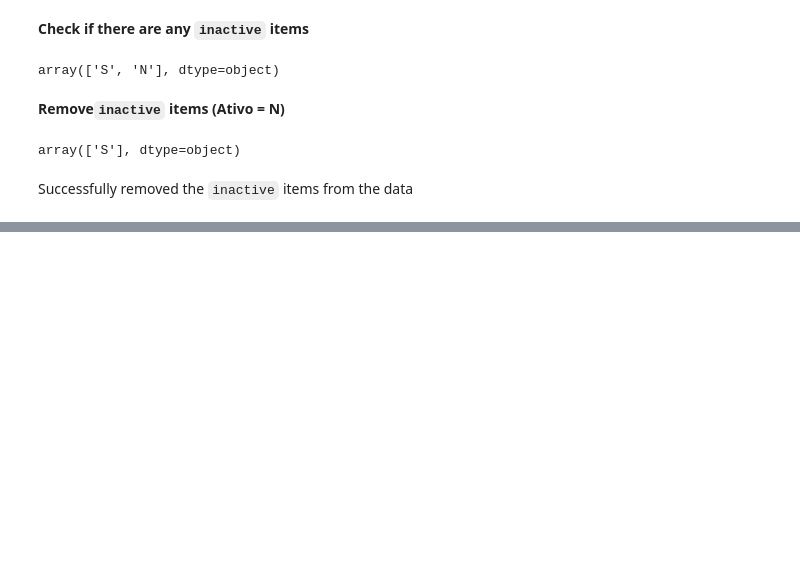
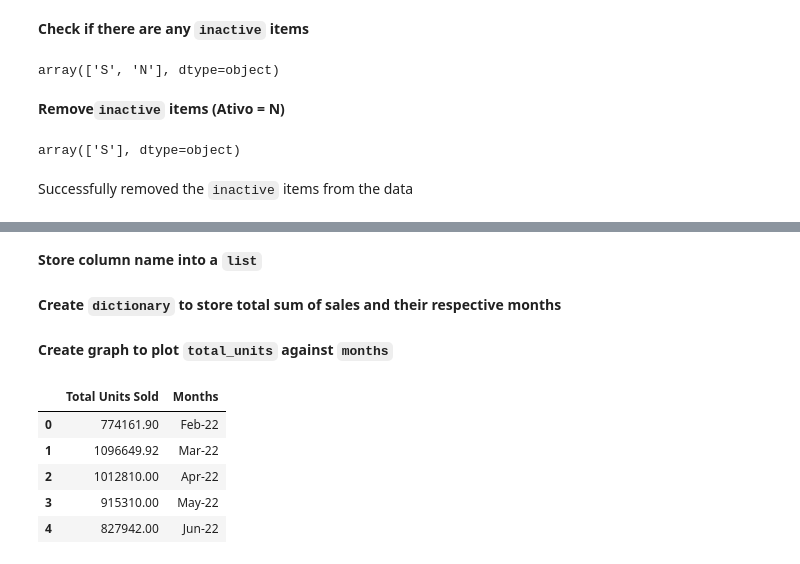
Before and after one commit to rafaelcyin/Bestfer_Solution, a Jupyter notebook: jupyter-lab/mvp.ipynb, the cells around one changed output, grey strips where cells are left out. Saved outputs shown, nothing was run; the diff lists cells and outputs as text; code cells hidden in the pictures; blank space fills up the shorter version.

```diff
--- a/jupyter-lab/mvp.ipynb
+++ b/jupyter-lab/mvp.ipynb
@@ -135,0 +141,2 @@ Successfully removed the `inactive` items from the data
+# %% [markdown]
+**Store column name into a `list`**
@@ -135,0 +145,2 @@ Successfully removed the `inactive` items from the data
+# %% [markdown]
+**Create `dictionary` to store total sum of sales and their respective months**
@@ -135,0 +152,12 @@ Successfully removed the `inactive` items from the data
+# %% [markdown]
+**Create graph to plot `total_units` against `months`**
+# %%
+units_df = pd.DataFrame(units_data)
+units_df.head()
+# %% [output]
+|  | Total Units Sold | Months |
+| 0 | 774161.90 | Feb-22 |
+| 1 | 1096649.92 | Mar-22 |
+| 2 | 1012810.00 | Apr-22 |
+| 3 | 915310.00 | May-22 |
+| 4 | 827942.00 | Jun-22 |
```
Also changed, not shown: parts of 18 cells of this notebook, 1 other file.
